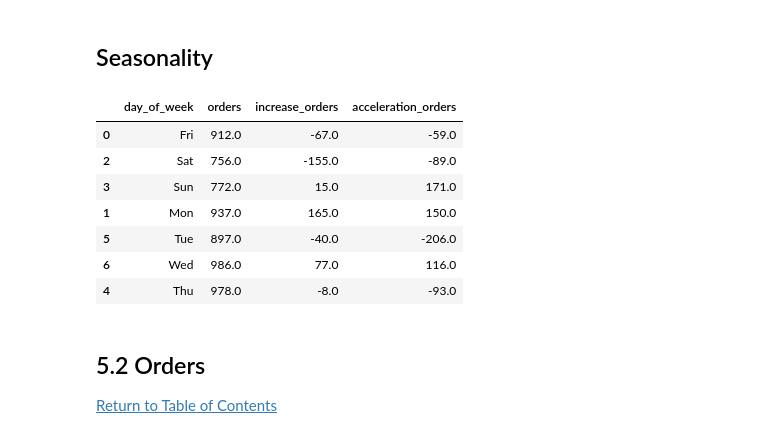
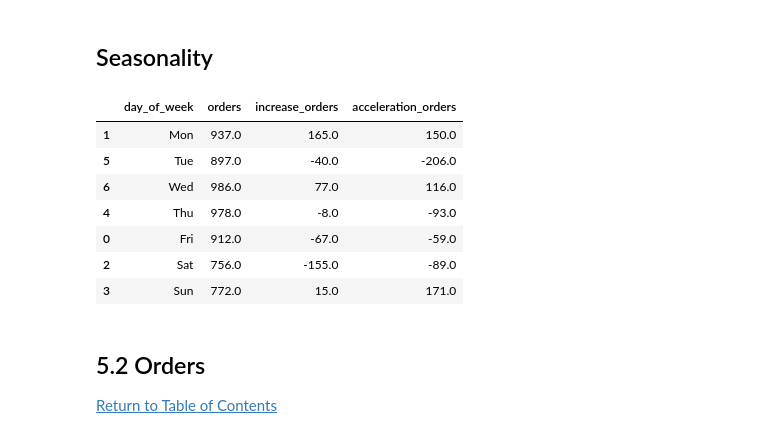
Before and after one commit to pathilink/enjoei_business_analytics_case, a Jupyter notebook: notebook/enjoei_case.ipynb, the cells around one changed output. Drawn from its saved outputs; the diff is of its cells as text; code cells hidden in the pictures.

```diff
--- a/notebook/enjoei_case.ipynb
+++ b/notebook/enjoei_case.ipynb
@@ -263,31 +395,31 @@ plot_trend(
 ## Seasonality
 # %%
 # grouping
-grouped_orders = (df_funnel
+grouped_funnel = (df_funnel
                   .groupby('day_of_week')[['orders', 'increase_orders', 'acceleration_orders']]
                   .mean()
                   .round()
                   .reset_index()
                   .sort_values('day_of_week')
                  )
 # mapping dictionary for the days of the week
-day_order = {'Fri': 0, 'Sat': 1, 'Sun': 2, 'Mon': 3, 'Tue': 4, 'Wed': 5, 'Thu': 6}
+day_order = {'Fri': 4, 'Sat': 5, 'Sun': 6, 'Mon': 0, 'Tue': 1, 'Wed': 2, 'Thu': 3}
 
 # new column with the days in order
-grouped_orders['day_of_week_order'] = grouped_orders['day_of_week'].map(day_order)
+grouped_funnel['day_of_week_order'] = grouped_funnel['day_of_week'].map(day_order)
 
 # sort by the new column
-grouped_orders = grouped_orders.sort_values('day_of_week_order').drop('day_of_week_order', axis=1)
+grouped_funnel = grouped_funnel.sort_values('day_of_week_order').drop('day_of_week_order', axis=1)
 
-grouped_orders
+grouped_funnel
 # %% [output]
 |  | day_of_week | orders | increase_orders | acceleration_orders |
-| 0 | Fri | 912.0 | -67.0 | -59.0 |
-| 2 | Sat | 756.0 | -155.0 | -89.0 |
-| 3 | Sun | 772.0 | 15.0 | 171.0 |
 | 1 | Mon | 937.0 | 165.0 | 150.0 |
 | 5 | Tue | 897.0 | -40.0 | -206.0 |
 | 6 | Wed | 986.0 | 77.0 | 116.0 |
 | 4 | Thu | 978.0 | -8.0 | -93.0 |
+| 0 | Fri | 912.0 | -67.0 | -59.0 |
+| 2 | Sat | 756.0 | -155.0 | -89.0 |
+| 3 | Sun | 772.0 | 15.0 | 171.0 |
 # %%
 # holidays?
```
Also changed, not shown: parts of 29 cells of this notebook.
